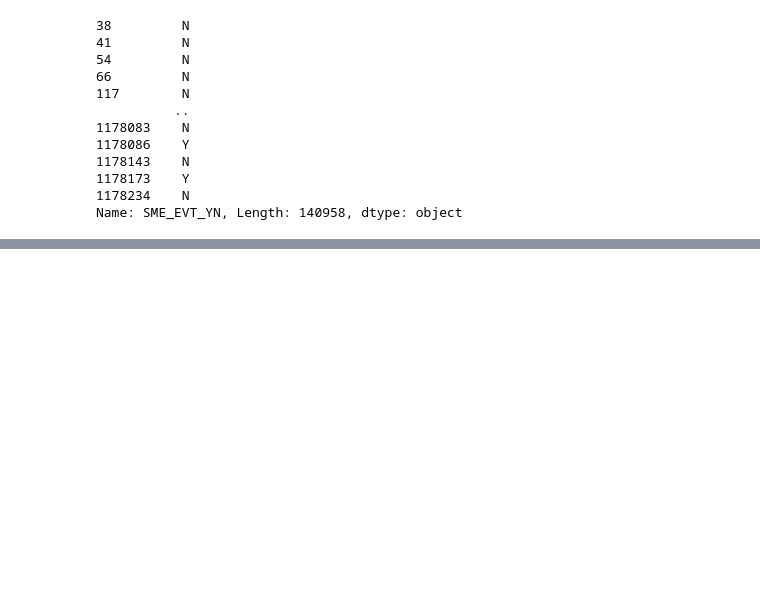
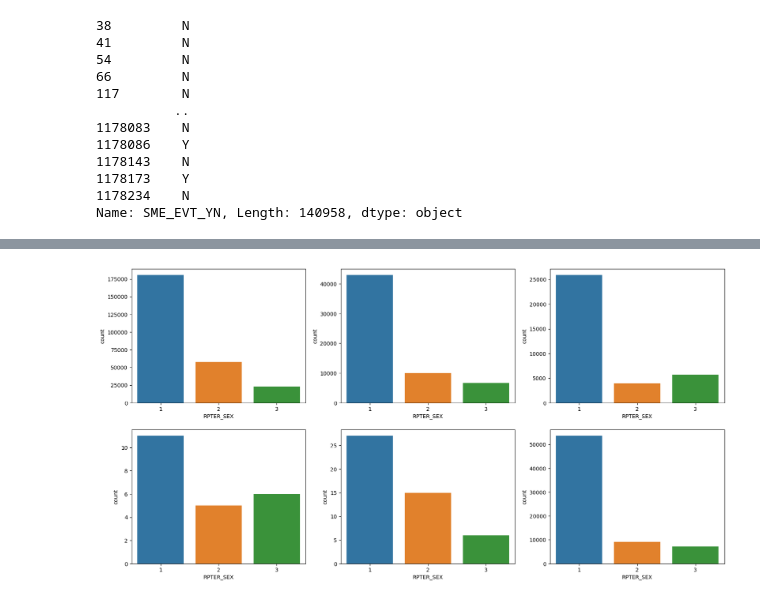
Before and after one commit to Muj2n/Trafic_Data_Analysis_Contest, a Jupyter notebook: KwonHwi/지역 치안 안전 데이터 분석 경진대회.ipynb, the cells around one changed output, grey strips where cells are left out. Saved outputs shown, nothing was run; the diff lists cells and outputs as text; code cells hidden in the pictures; blank space fills up the shorter version.

```diff
--- a/KwonHwi/지역 치안 안전 데이터 분석 경진대회.ipynb
+++ b/KwonHwi/지역 치안 안전 데이터 분석 경진대회.ipynb
@@ -458,19 +460,24 @@ data['HOUR'] = data['HOUR'].astype(int)
 data['MINUTE'] = data['MINUTE'].astype(int)
 data['SECOND'] = data['SECOND'].astype(int)
 # %%
-from folium.plugins import MarkerCluster
-
-
-m = folium.Map(
-    location=[lat, long],
-    zoom_start=15
-)
-
-coords = data[['HPPN_Y', 'HPPN_X']]
-
-
-marker_cluster = MarkerCluster().add_to(m)
-
-for lat, long in zip(coords['HPPN_Y'], coords['HPPN_X']):
-    folium.Marker([lat, long], icon = folium.Icon(color="green")).add_to(marker_cluster)
-m
+acc401 = data[data['EVT_CL_CD'] == 401] # 교통사고
+acc402 = data[data['EVT_CL_CD'] == 402] # 교통불편
+acc403 = data[data['EVT_CL_CD'] == 403] # 교통위반
+acc404 = data[data['EVT_CL_CD'] == 404] # 사망, 대형사고
+acc405 = data[data['EVT_CL_CD'] == 405] # 인피도주 (뺑소니)
+acc406 = data[data['EVT_CL_CD'] == 406] # 음주운전
+# %%
+f , axes = plt.subplots(2,3)
+axes = axes.flatten()
+f.set_size_inches(20,10)
+
+ax = sns.countplot(x="RPTER_SEX", data=acc401, ax = axes[0])
+ax = sns.countplot(x="RPTER_SEX", data=acc402, ax = axes[1])
+ax = sns.countplot(x="RPTER_SEX", data=acc403, ax = axes[2])
+ax = sns.countplot(x="RPTER_SEX", data=acc404, ax = axes[3])
+ax = sns.countplot(x="RPTER_SEX", data=acc405, ax = axes[4])
+ax = sns.countplot(x="RPTER_SEX", data=acc406, ax = axes[5])
+
+plt.show()
+# %% [output]
+[figure, added]
```
Also changed, not shown: parts of 14 cells of this notebook, 3 other files.
